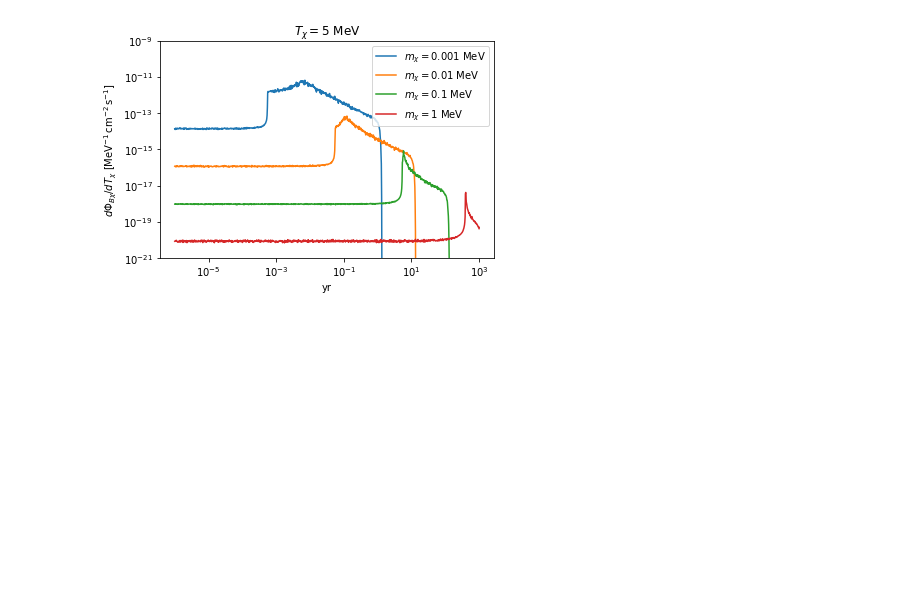
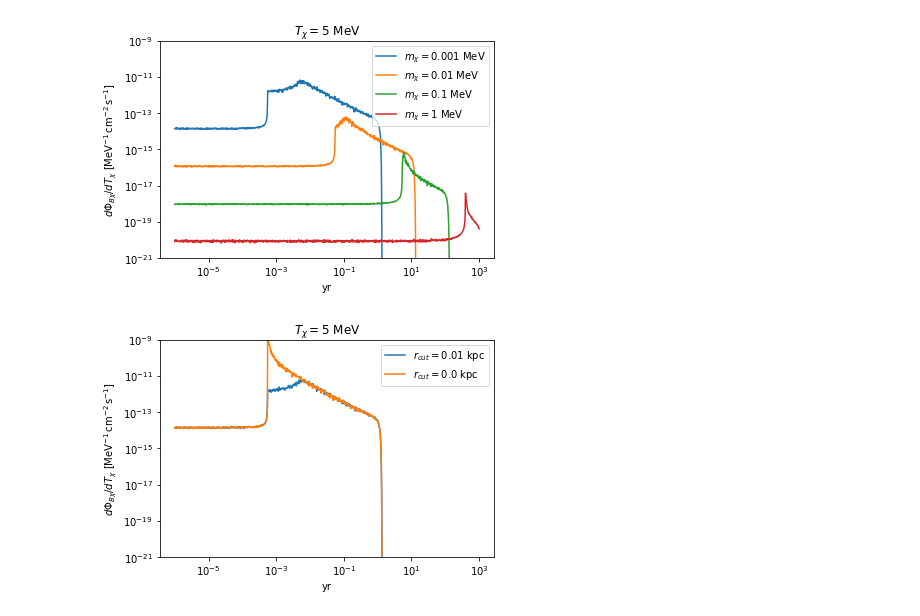
Before and after one commit to CrazyAncestor/DM_Neutrino_Flux, a Jupyter notebook: Vegas_BDMFLUX.ipynb, the cells around one changed output. Cells and saved outputs as stored; diff of their text form; code cells hidden in the pictures; blank space fills up the shorter version.

```diff
--- a/Vegas_BDMFLUX.ipynb
+++ b/Vegas_BDMFLUX.ipynb
@@ -661,6 +551,38 @@ plt.ylim(1e-21,1e-9)
 plt.show()
 # %% [output]
 [figure]
+# %%
+# All in MeV
+mx1 = 0.001
+mx2 = 0.01
+mx3 = 0.1
+mx4 = 1
+Tx1 = 5
+#Tx2 = 50
+# years
+yrls=np.logspace(-6,3,1000)
+
+fluxmx1_20=[]
+for y in yrls:
+    fluxmx1_20.append(bdmflux_vegas(y*yr,Tx1,mx1,r_cut=0.01))
+fluxmx2_20=[]
+for y in yrls:
+    fluxmx2_20.append(bdmflux_vegas(y*yr,Tx1,mx1,r_cut=0.00))
+# %%
+plt.plot(yrls,fluxmx1_20,label='$r_{cut}=$'+str(0.01)+' kpc')
+plt.plot(yrls,fluxmx2_20,label='$r_{cut}=$' +str(0.0)+' kpc')
+
+plt.xscale('log')
+plt.yscale('log')
+plt.xlabel('yr')
+plt.ylabel(r'$d\Phi_{B\chi}/dT_\chi~[{\rm MeV^{-1}\,cm^{-2}\,s^{-1}}]$')
+plt.title(r'$T_\chi =$'+str(Tx1)+' MeV')
+plt.legend(loc='best')
+plt.ylim(1e-21,1e-9)
+#plt.savefig('time_dependent_flux_20MeV_2.pdf',facecolor='white',bbox_inches='tight')
+plt.show()
+# %% [output]
+[figure, added]
 # %%
 def Jacobian_Method(func,a,b,n):
 
```
Also changed, not shown: parts of 21 cells of this notebook.
